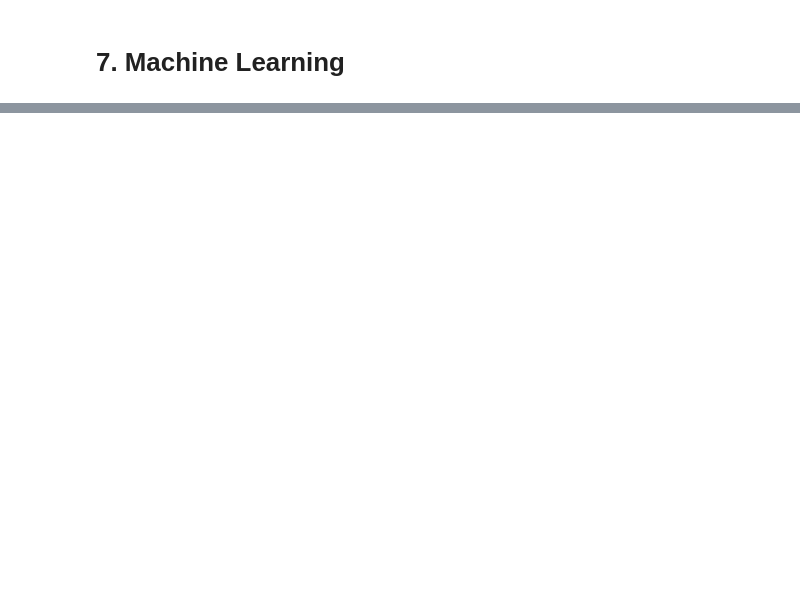
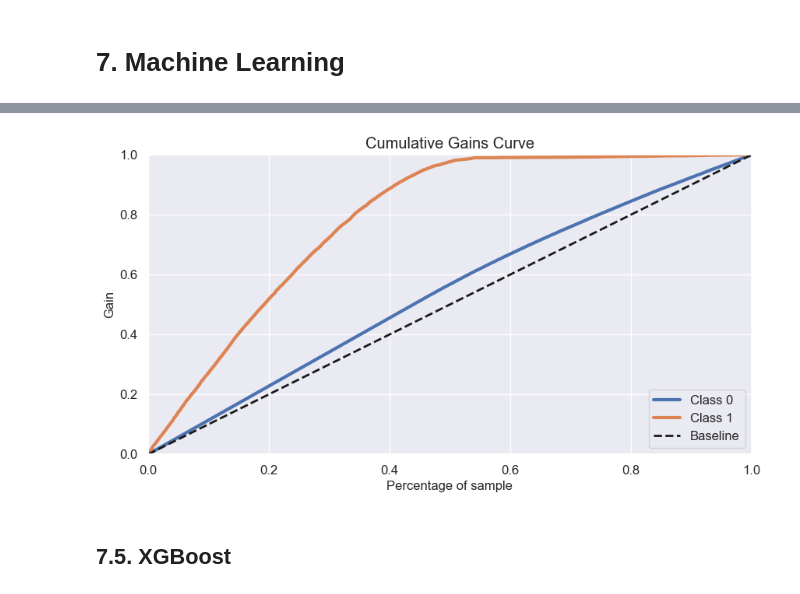
Before and after one commit to m4theus4ndr4de/classification-health-insurance-cross-sell, a Jupyter notebook: notebooks/model-development.ipynb, the cells around one changed output, grey strips where cells are left out. Cells and saved outputs as stored; diff of their text form; code cells hidden in the pictures; blank space fills up the shorter version.

```diff
--- a/notebooks/model-development.ipynb
+++ b/notebooks/model-development.ipynb
@@ -528,0 +591,9 @@ plt.show()
+# %%
+# model definition
+et = en.ExtraTreesClassifier(n_jobs=-1, random_state=42)
+
+# model fit
+et.fit(x_train, y_train)
+
+# model predict
+yhat_et = et.predict_proba(x_val)
@@ -528,0 +607,16 @@ plt.show()
+# %%
+# model definition
+rf = en.RandomForestClassifier(n_jobs=-1)
+
+# model fit
+rf.fit(x_train, y_train)
+
+# model predict
+yhat_rf = rf.predict_proba(x_val)
+# %%
+# Accumulative Gain
+skplt.metrics.plot_cumulative_gain(y_val, yhat_rf);
+# %% [output]
+[figure, added]
+# %% [markdown]
+## 7.5. XGBoost
```
Also changed, not shown: parts of 14 cells of this notebook.
